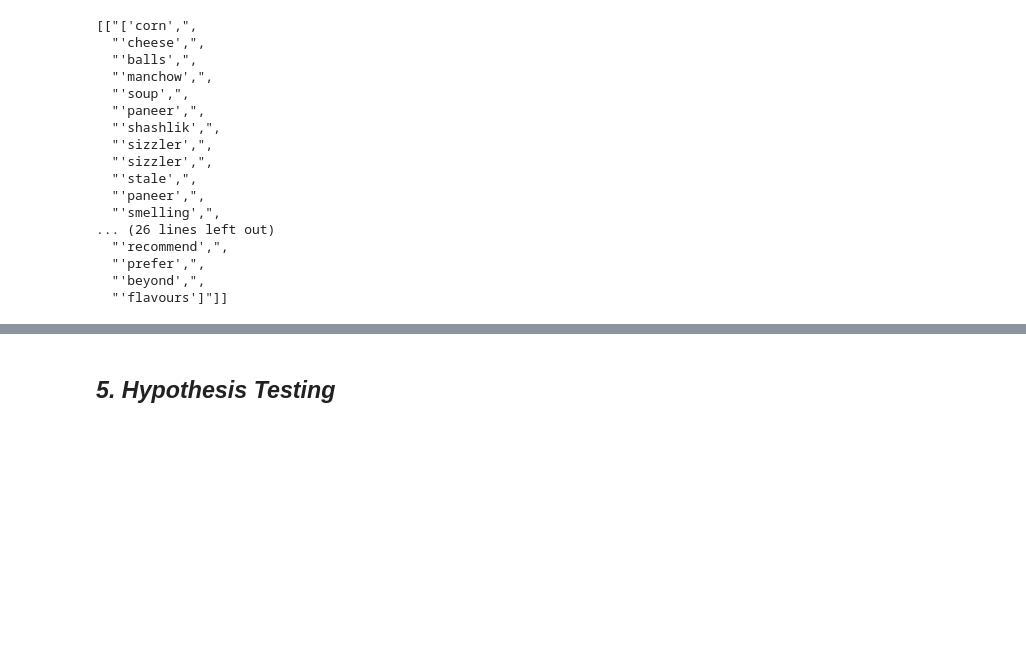
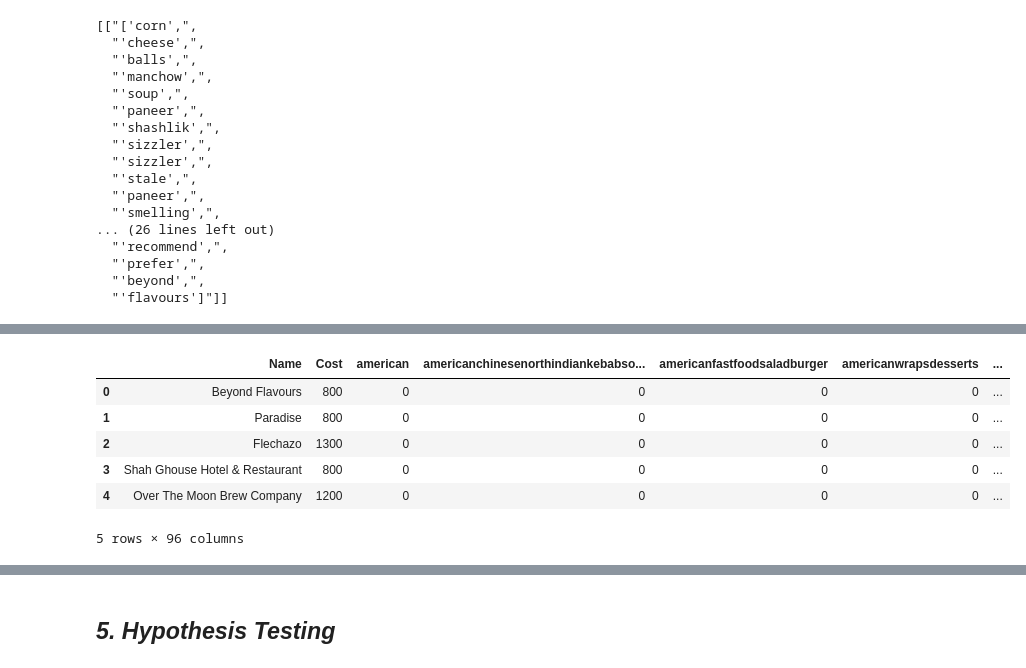
Before and after one commit to Amanr1996/Capstone_Zomato_Restaurant_clustering_and_sentiment_Analysis, a Jupyter notebook: Zomato_Restaurant_clustering_and_sentiment_Analysis.ipynb, the cells around one changed output, grey strips where cells are left out. Cells and saved outputs as stored; diff of their text form; code cells hidden in the pictures; blank space fills up the shorter version.

```diff
--- a/Zomato_Restaurant_clustering_and_sentiment_Analysis.ipynb
+++ b/Zomato_Restaurant_clustering_and_sentiment_Analysis.ipynb
@@ -1021,0 +1346,14 @@ corpus[0:2]
+# %%
+#  Combining the information on restaurant cuisine and ratings into a single DataFrame.
+df_cluster = cuisine_df.merge(ratings_df, left_on='Name',right_on='Restaurant')
+# %%
+# Overview
+df_cluster.head()
+# %% [output]
+|  | Name | Cost | american | americanchinesenorthindiankebabso... | americanfastfoodsaladburger | americanwrapsdesserts | ... |
+| 0 | Beyond Flavours | 800 | 0 | 0 | 0 | 0 | ... |
+| 1 | Paradise | 800 | 0 | 0 | 0 | 0 | ... |
+| 2 | Flechazo | 1300 | 0 | 0 | 0 | 0 | ... |
+| 3 | Shah Ghouse Hotel & Restaurant | 800 | 0 | 0 | 0 | 0 | ... |
+| 4 | Over The Moon Brew Company | 1200 | 0 | 0 | 0 | 0 | ... |
+5 rows × 96 columns
```
Also changed, not shown: parts of 75 cells of this notebook.
